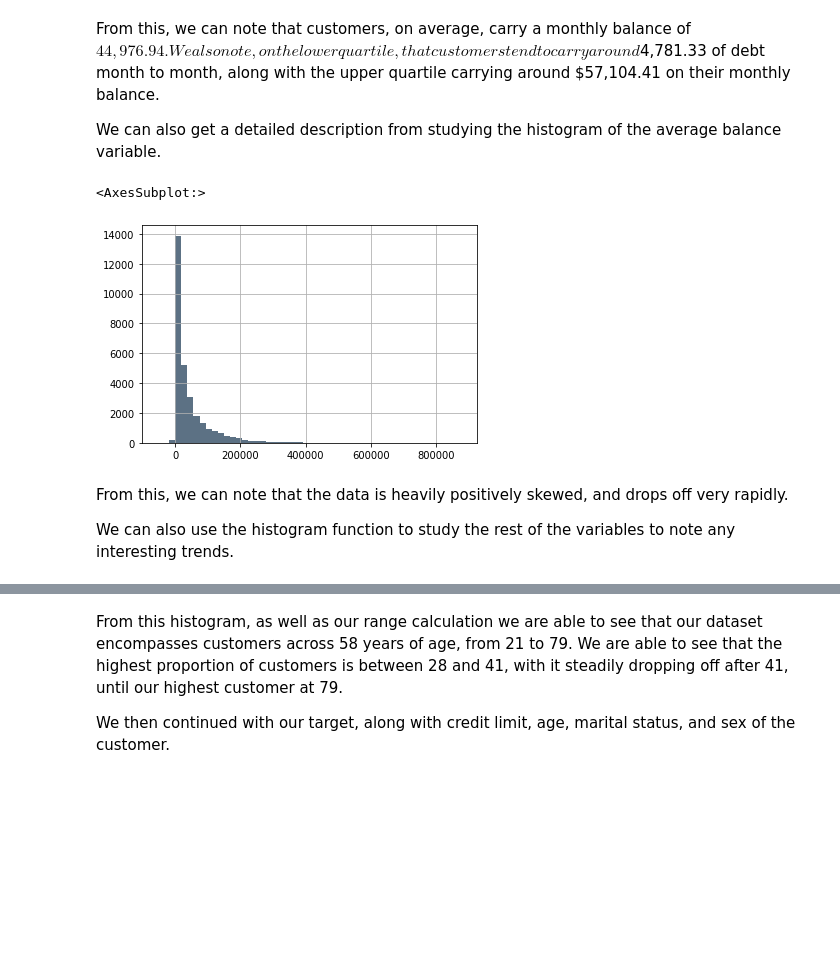
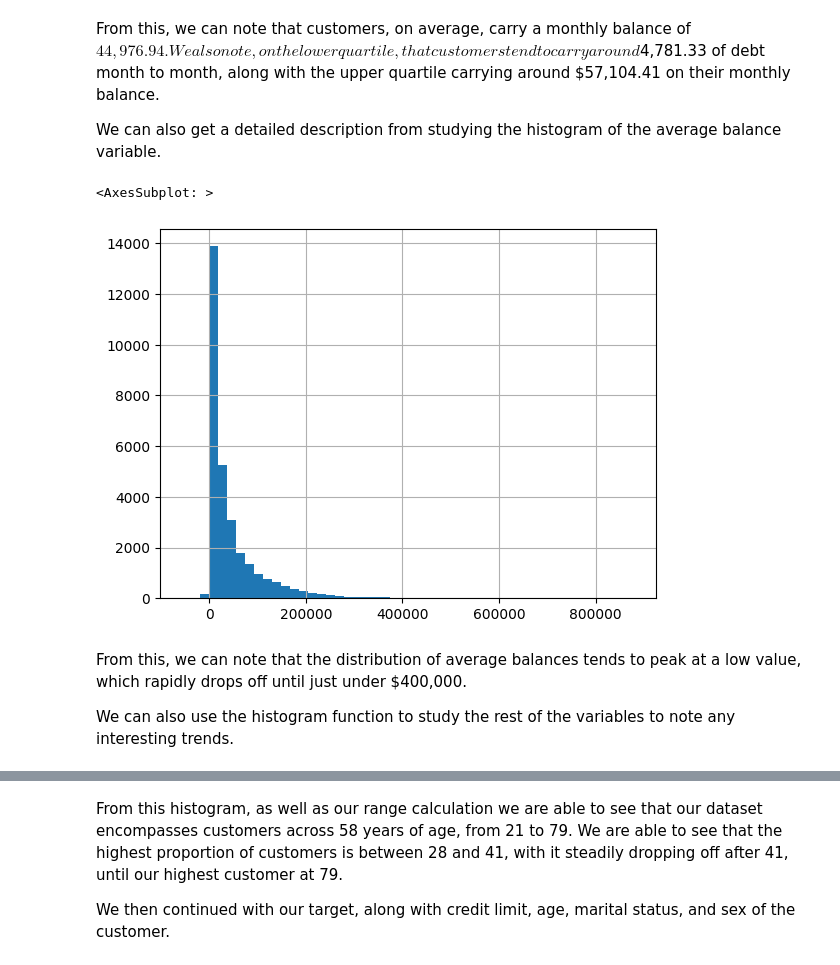
Before and after one commit to halle15/DATA-400_Final_Project, a Jupyter notebook: Final_Project_txt.ipynb, the cells around one changed output, grey strips where cells are left out. Drawn from its saved outputs; the diff is of its cells as text; code cells hidden in the pictures; blank space fills up the shorter version.

Commit message:
adding description to visuals

```diff
--- a/Final_Project_txt.ipynb
+++ b/Final_Project_txt.ipynb
@@ -176,12 +176,12 @@ From this, we can note that customers, on average, carry a monthly balance of $4
 
 We can also get a detailed description from studying the histogram of the average balance variable.
 # %%
-avgbal.hist(bins=50, color=(0.2, 0.3, 0.4, 0.8))
+avgbal.hist(bins=50)
 # %% [output]
-<AxesSubplot:>
+<AxesSubplot: >
-[figure, old version]
+[figure, new version]
 # %% [markdown]
-From this, we can note that the data is heavily positively skewed, and drops off very rapidly.
+From this, we can note that the distribution of average balances tends to peak at a low value, which rapidly drops off until just under $400,000.
 
 We can also use the histogram function to study the rest of the variables to note any interesting trends.
 # %%
```
Also changed, not shown: parts of 31 cells of this notebook.
